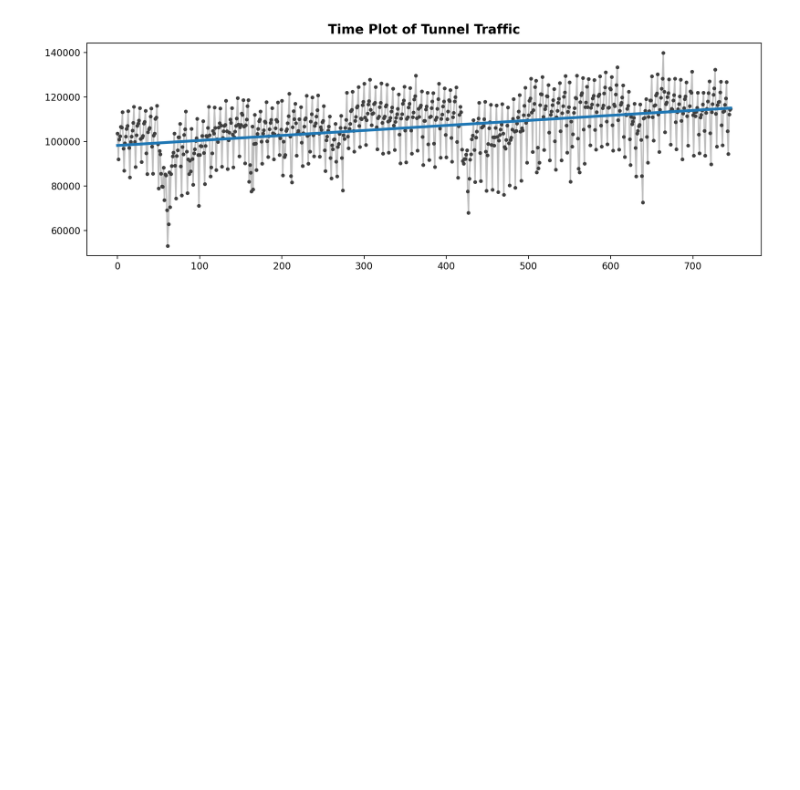
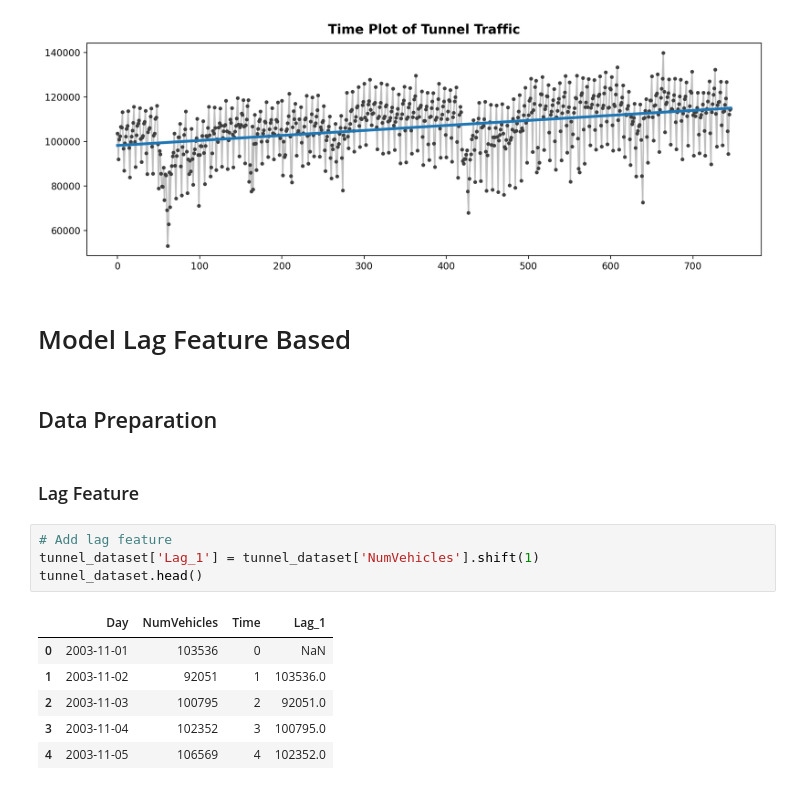
Before and after one commit to Volscente/TimeWarpForecast, a Jupyter notebook: notebooks/linear_regression/kaggle_tunnel_data.ipynb, the cells around one changed output. Drawn from its saved outputs; the diff is of its cells as text; blank space fills up the shorter version.

```diff
--- a/notebooks/linear_regression/kaggle_tunnel_data.ipynb
+++ b/notebooks/linear_regression/kaggle_tunnel_data.ipynb
@@ -122,3 +122,20 @@ ax = y_pred.plot(ax=ax, linewidth=3)
 ax.set_title('Time Plot of Tunnel Traffic');
 # %% [output]
 [figure]
+# %% [markdown]
+# Model Lag Feature Based
+# %% [markdown]
+## Data Preparation
+# %% [markdown]
+### Lag Feature
+# %%
+# Add lag feature
+tunnel_dataset['Lag_1'] = tunnel_dataset['NumVehicles'].shift(1)
+tunnel_dataset.head()
+# %% [output]
+|  | Day | NumVehicles | Time | Lag_1 |
+| 0 | 2003-11-01 | 103536 | 0 | NaN |
+| 1 | 2003-11-02 | 92051 | 1 | 103536.0 |
+| 2 | 2003-11-03 | 100795 | 2 | 92051.0 |
+| 3 | 2003-11-04 | 102352 | 3 | 100795.0 |
+| 4 | 2003-11-05 | 106569 | 4 | 102352.0 |
```
Also changed, not shown: parts of 7 cells of this notebook, 1 other file.
